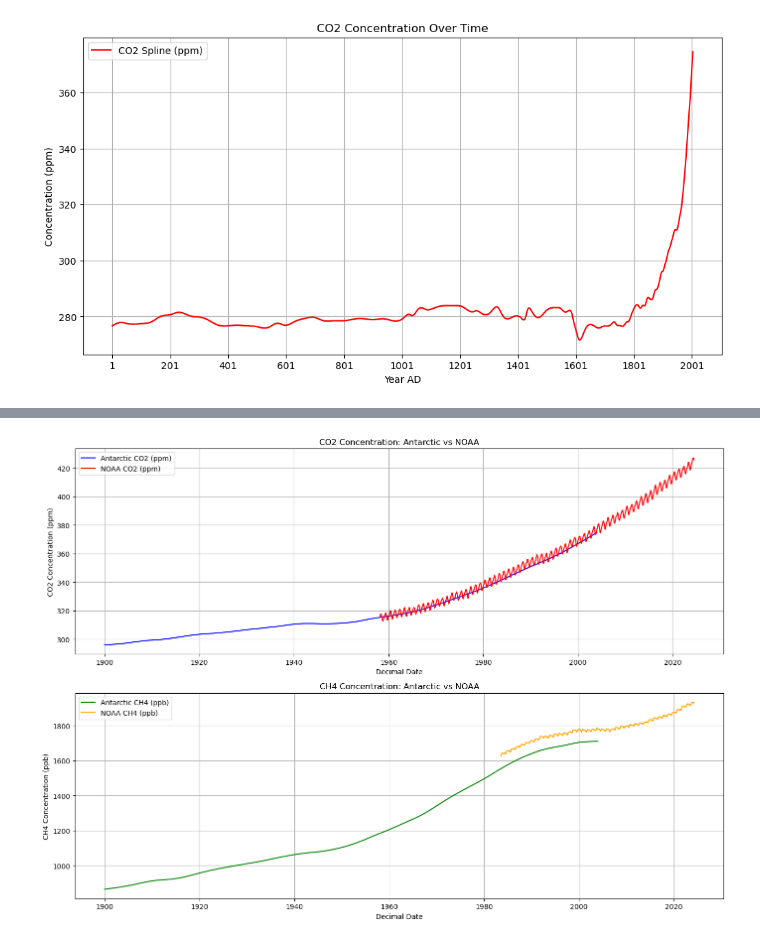
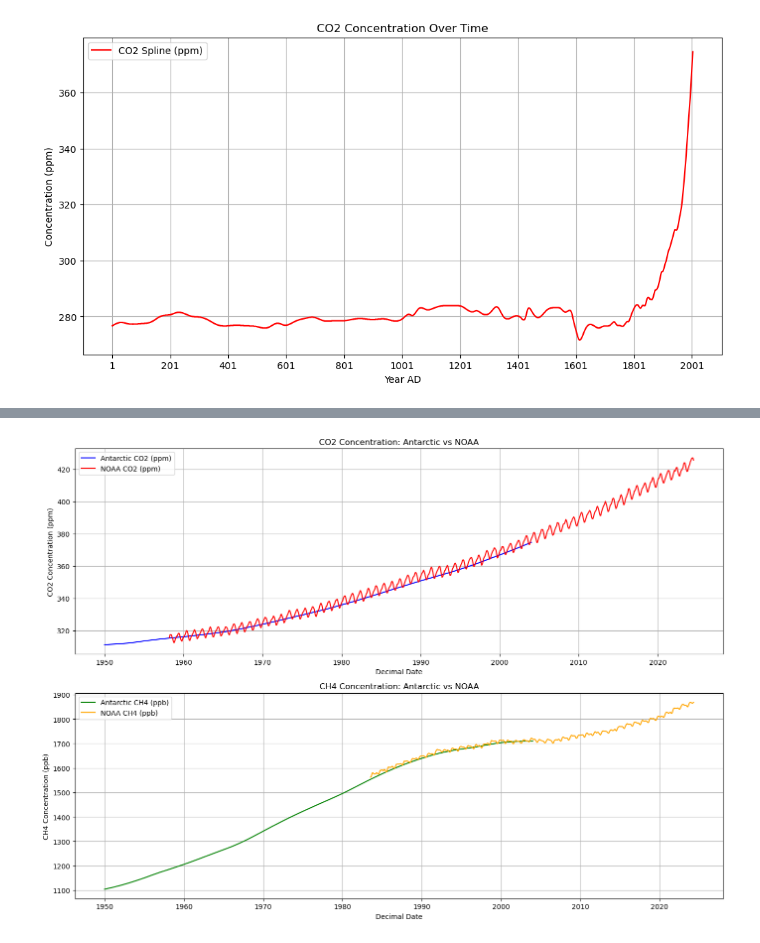
Before and after one commit to ACM40960/project-ouyang, a Jupyter notebook: code/dataset.ipynb, the cells around one changed output, grey strips where cells are left out. Cells and saved outputs as stored; diff of their text form; code cells hidden in the pictures.

Commit message:
output plot update

```diff
--- a/code/dataset.ipynb
+++ b/code/dataset.ipynb
@@ -87,39 +86,47 @@ plt.show()
 # %%
 
 #cut both datasets to the same time period, 1900 - latest year
+noaa_co2_path = r'../datasets/CO2_climategov/co2_mm_mlo.csv'
+noaa_ch4_path = r'../datasets/CO2_climategov/ch4_mm_gl.csv'
 
 
-antarctic_data = antarctic_data[antarctic_data['year'] >= 1900]
-noaa_co2 = noaa_co2[noaa_co2['decimal'] >= 1900]
-noaa_ch4 = noaa_ch4[noaa_ch4['decimal'] >= 1900]
+noaa_co2_df = pd.read_csv(noaa_co2_path)
+noaa_co2 = noaa_co2_df[['decimal date', 'average']].rename(columns={'decimal date': 'decimal'})
+
+noaa_ch4_df = pd.read_csv(noaa_ch4_path)
+noaa_ch4 = noaa_ch4_df[['decimal', 'average']]
+
+antarctic_data = antarctic_data[antarctic_data['year'] >= 1950]
+noaa_co2 = noaa_co2[noaa_co2['decimal'] >= 1950]
+noaa_ch4 = noaa_ch4[noaa_ch4['decimal'] >= 1950]
 
 
 
 # Create a figure with two subplots: one for CO2 and one for CH4
 plt.figure(figsize=(14, 10))
 
 # CO2 Plot
 plt.subplot(2, 1, 1)
 plt.plot(antarctic_data['year'], antarctic_data['co2'], label='Antarctic CO2 (ppm)', color='blue')
 plt.plot(noaa_co2['decimal'], noaa_co2['average'], label='NOAA CO2 (ppm)', color='red')
 plt.xlabel('Decimal Date')
 plt.ylabel('CO2 Concentration (ppm)')
 plt.title('CO2 Concentration: Antarctic vs NOAA')
 plt.legend()
 plt.grid(True)
 
 # CH4 Plot
 plt.subplot(2, 1, 2)
 plt.plot(antarctic_data['year'], antarctic_data['ch4'], label='Antarctic CH4 (ppb)', color='green')
 plt.plot(noaa_ch4['decimal'], noaa_ch4['average'], label='NOAA CH4 (ppb)', color='orange')
 plt.xlabel('Decimal Date')
 plt.ylabel('CH4 Concentration (ppb)')
 plt.title('CH4 Concentration: Antarctic vs NOAA')
 plt.legend()
 plt.grid(True)
 
 # Show the combined plots
 plt.tight_layout()
 plt.show()
 # %% [output]
-[figure, old version]
+[figure, new version]
```
Also changed, not shown: parts of 2 cells of this notebook, 1 other file.
